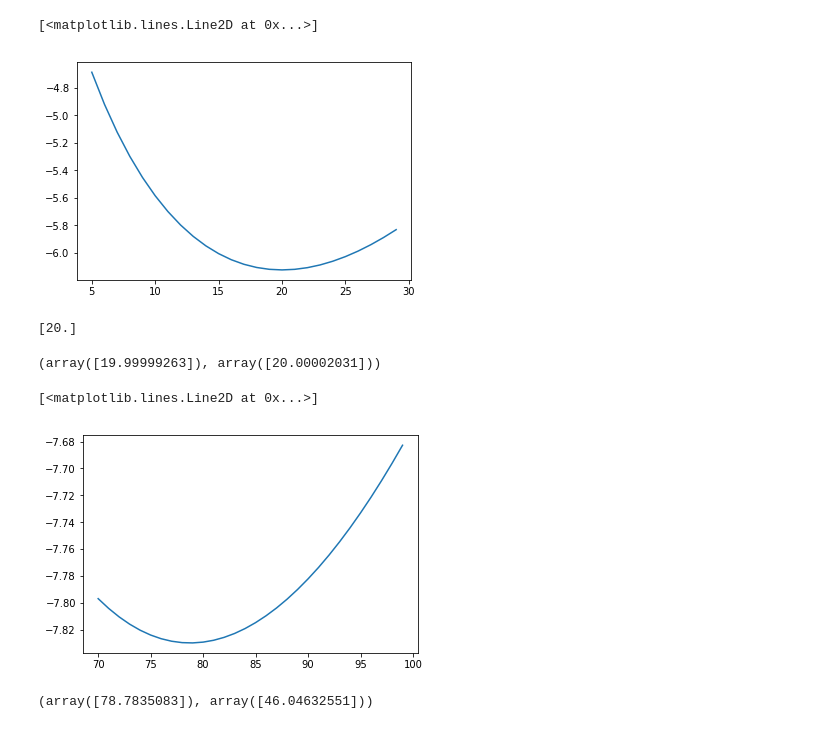
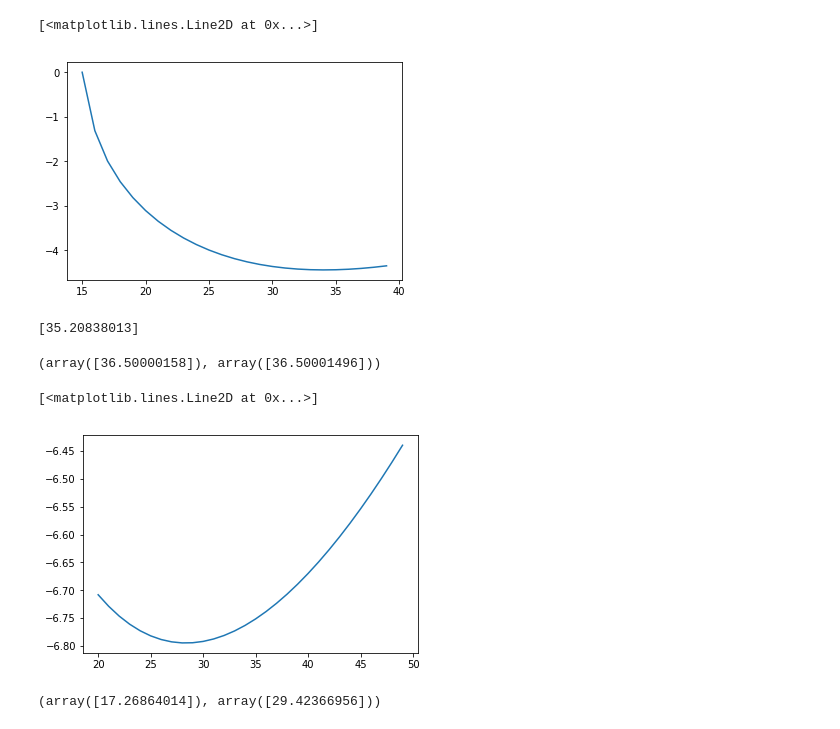
Before and after one commit to ericschulman/health_bargains, a Jupyter notebook: numerical.ipynb, the cells around one changed output. Drawn from its saved outputs; the diff is of its cells as text; code cells hidden in the pictures.

```diff
--- a/numerical.ipynb
+++ b/numerical.ipynb
@@ -48,22 +69,24 @@ def nash_in_nash(theta1, theta2, mu1, mu2, cost, outside):
     obj = -1*(term1*term2)**.5
     return obj
 # %%
-plt.plot([i for i in range(5,30)],  [nash_in_nash(i, 20, .5, .5, 10, 2.5) for i in range(5,30)])
+
+plt.plot([i for i in range(15,40)], [nash_in_nash(i, 27, .5, .5, 10, 15, outside_simlt(.5,10,30))
+                                      for i in range(15,40)])
 # %% [output]
 [<matplotlib.lines.Line2D at 0x...>]
-[figure, old version]
+[figure, new version]
 # %%
 def bargain_helper(theta1, theta2, mu1, mu2, cost, listprice):
     """solve each firm 1s optimization holding theta 2 fixed"""
     outside = outside_simlt(mu2,cost,listprice)
-    result = minimize(nash_in_nash, theta1, args=(theta2, mu1, mu2, cost, outside),
+    result = minimize(nash_in_nash, theta1, args=(theta2, mu1, mu2, cost, listprice, outside),
                       method='Nelder-Mead', options={'disp': False})
     return result.x
 
 
-print(bargain_helper(20, 20, .5, .5, 10, 15))
+print(bargain_helper(36, 36, .5, .5, 10, 25))
 # %% [output]
-[20.]
+[35.20838013]
 # %%
 def simult_bargain(theta1, theta2, mu1, mu2, cost, listprice):
     """solve the bargaining problems seperately and iterate for a solution"""
@@ -84,25 +107,23 @@ def simult_bargain(theta1, theta2, mu1, mu2, cost, listprice):
     return theta1, theta2
 
 
-print(simult_bargain(15,15,.5,.5,10,15))
+print(simult_bargain(20,20,.5,.5,13,30))
 # %% [output]
-(array([19.99999263]), array([20.00002031]))
+(array([36.50000158]), array([36.50001496]))
 # %%
 def seq_obj(theta1, mu1, mu2, cost, listprice):
     """ theta1 is a guess for the first stage """
-    outside2  = outside_seq(theta1,mu1) #outside option for second stage
-    outside1 = outside_simlt(mu2,cost,listprice) #outside option for first stage
-
     #compute the first stage
     #this is not right... need to ensure that you can't amp up theta1 too high
     #market shares are not right, no one is buying...
-    theta2 = bargain_helper(theta1, theta1, mu2, mu1, cost, outside2)
-    return nash_in_nash(theta1, theta2, mu1, mu2, cost, outside1)
+    theta2 = bargain_helper(theta1, theta1, mu2, mu1, cost, listprice)
+    outside2  = outside_seq(theta2, mu2,cost,listprice) #outside option for second stage
+    return nash_in_nash(theta1, theta2, mu1, mu2, cost, listprice, outside2)
 
-plt.plot([i for i in range(70,100)],  [seq_obj(i, .5, .5, 10, 15) for i in range(70,100)])
+plt.plot([i for i in range(20,50)],  [seq_obj(i, .5, .5, 10, 15) for i in range(20,50)])
 # %% [output]
 [<matplotlib.lines.Line2D at 0x...>]
-[figure, old version]
+[figure, new version]
 # %%
 def seq_bargain(theta1, mu1, mu2, cost, listprice):
     """solve the bargaining problems seperately,
@@ -115,9 +136,9 @@ def seq_bargain(theta1, mu1, mu2, cost, listprice):
     return theta1, theta2
 
 
-print(seq_bargain(18,.5,.5,10,15))
+print(seq_bargain(18,.5,.5,10,25))
 # %% [output]
-(array([78.7835083]), array([46.04632551]))
+(array([17.26864014]), array([29.42366956]))
 # %%
 def make_table(arg, steps, params):
     min_arg, max_arg, no_step = steps
```
Also changed, not shown: parts of 2 cells of this notebook, 2 other files.
